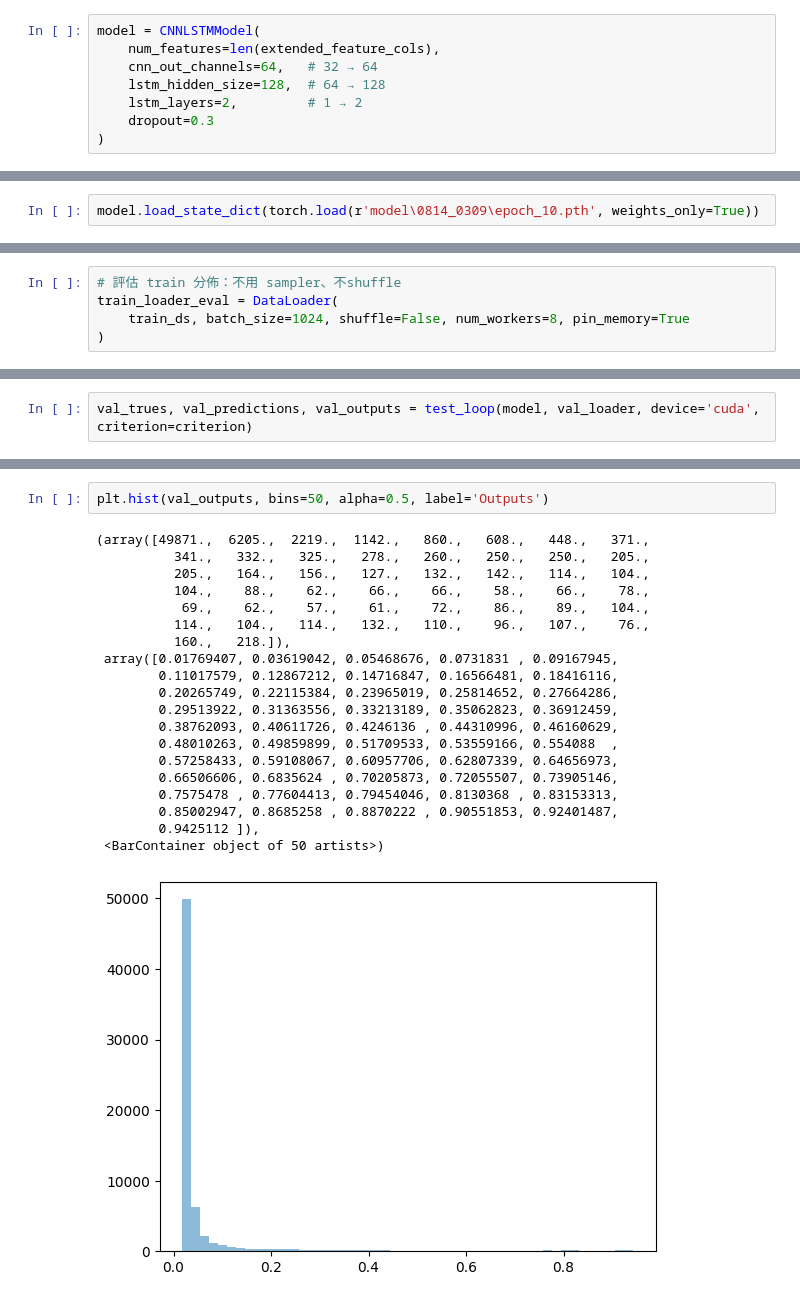
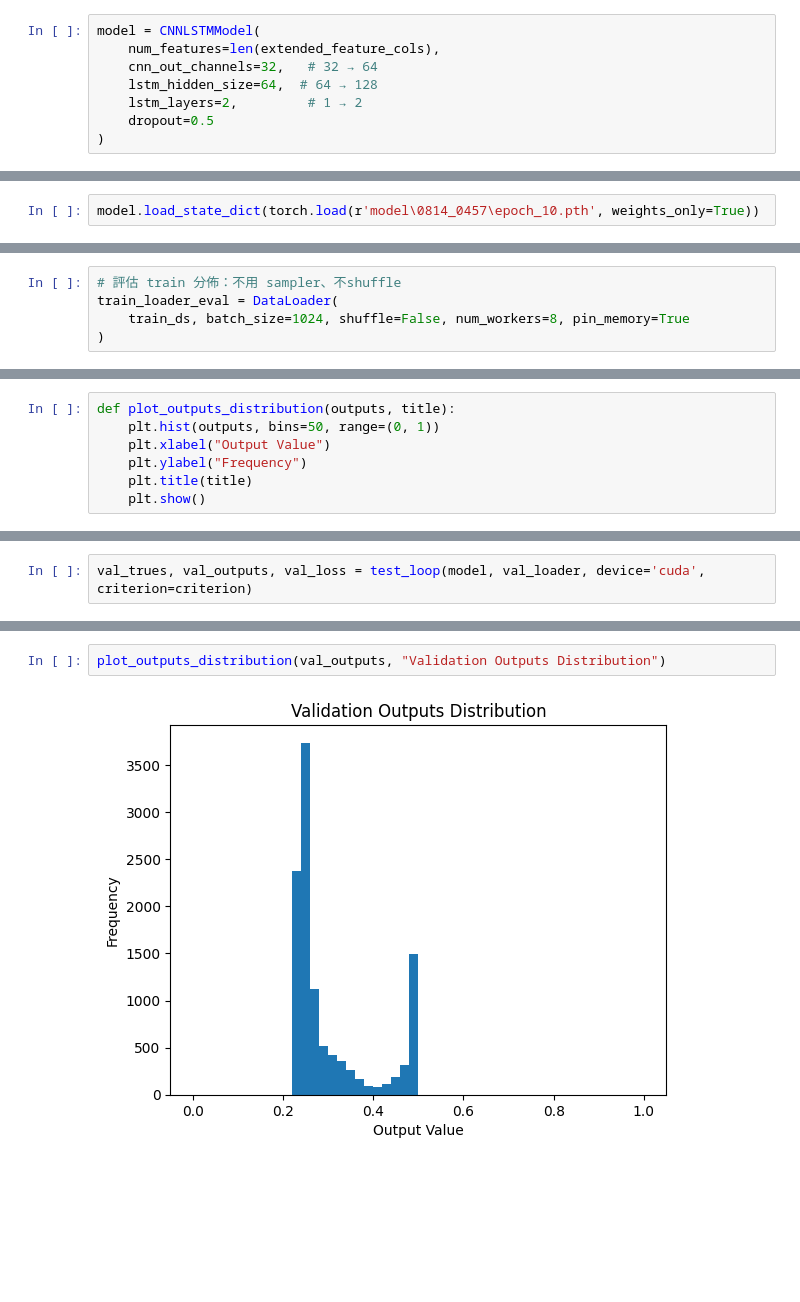
Before and after one commit to libao3128/predictive_maintenance, a Jupyter notebook: train_model_local.ipynb, the cells around one changed output, grey strips where cells are left out. Drawn from its saved outputs; the diff is of its cells as text; blank space fills up the shorter version.

```diff
--- a/train_model_local.ipynb
+++ b/train_model_local.ipynb
@@ -300,10 +302,10 @@ criterion = FocalLoss(alpha=0.75, gamma=2.0)
 # %%
 model = CNNLSTMModel(
     num_features=len(extended_feature_cols),
-    cnn_out_channels=64,   # 32 → 64
-    lstm_hidden_size=128,  # 64 → 128
+    cnn_out_channels=32,   # 32 → 64
+    lstm_hidden_size=64,  # 64 → 128
     lstm_layers=2,         # 1 → 2
-    dropout=0.3
+    dropout=0.5
 )
 # %%
 import math
@@ -371,7 +355,7 @@ plt.legend()
 # %% [markdown]
 ### Model Evaluation
 # %%
-model.load_state_dict(torch.load(r'model\0814_0309\epoch_10.pth', weights_only=True))
+model.load_state_dict(torch.load(r'model\0814_0457\epoch_10.pth', weights_only=True))
 # %% [output]
 <All keys matched successfully>
 # %%
@@ -400,0 +368,7 @@ ROC AUC: 0.9986
+# %%
+def plot_outputs_distribution(outputs, title):
+    plt.hist(outputs, bins=50, range=(0, 1))
+    plt.xlabel("Output Value")
+    plt.ylabel("Frequency")
+    plt.title(title)
+    plt.show()
@@ -401,2 +402,2 @@ ROC AUC: 0.9986
 # %%
-val_trues, val_predictions, val_outputs = test_loop(model, val_loader, device='cuda', criterion=criterion)
+val_trues, val_outputs, val_loss = test_loop(model, val_loader, device='cuda', criterion=criterion)
@@ -405,26 +404,7 @@ val_trues, val_predictions, val_outputs = test_loop(model, val_loader, device='c
 # %%
-plt.hist(val_outputs, bins=50, alpha=0.5, label='Outputs')
+plot_outputs_distribution(val_outputs, "Validation Outputs Distribution")
 # %% [output]
-(array([49871.,  6205.,  2219.,  1142.,   860.,   608.,   448.,   371.,
-          341.,   332.,   325.,   278.,   260.,   250.,   250.,   205.,
-          205.,   164.,   156.,   127.,   132.,   142.,   114.,   104.,
-          104.,    88.,    62.,    66.,    66.,    58.,    66.,    78.,
-           69.,    62.,    57.,    61.,    72.,    86.,    89.,   104.,
-          114.,   104.,   114.,   132.,   110.,    96.,   107.,    76.,
-          160.,   218.]),
- array([0.01769407, 0.03619042, 0.05468676, 0.0731831 , 0.09167945,
-        0.11017579, 0.12867212, 0.14716847, 0.16566481, 0.18416116,
-        0.20265749, 0.22115384, 0.23965019, 0.25814652, 0.27664286,
-        0.29513922, 0.31363556, 0.33213189, 0.35062823, 0.36912459,
-        0.38762093, 0.40611726, 0.4246136 , 0.44310996, 0.46160629,
-        0.48010263, 0.49859899, 0.51709533, 0.53559166, 0.554088  ,
-        0.57258433, 0.59108067, 0.60957706, 0.62807339, 0.64656973,
-        0.66506606, 0.6835624 , 0.70205873, 0.72055507, 0.73905146,
-        0.7575478 , 0.77604413, 0.79454046, 0.8130368 , 0.83153313,
-        0.85002947, 0.8685258 , 0.8870222 , 0.90551853, 0.92401487,
-        0.9425112 ]),
- <BarContainer object of 50 artists>)
-[figure, old version]
+[figure, new version]
 # %%
 from sklearn.metrics import precision_recall_curve
 prec, rec, thresholds = precision_recall_curve(val_trues, val_outputs, pos_label=1)
```
Also changed, not shown: parts of 19 cells of this notebook, 23 other files.
